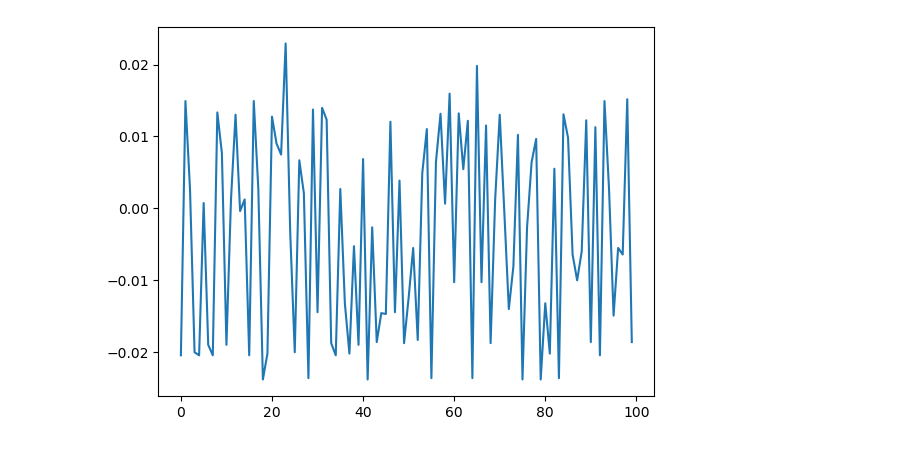
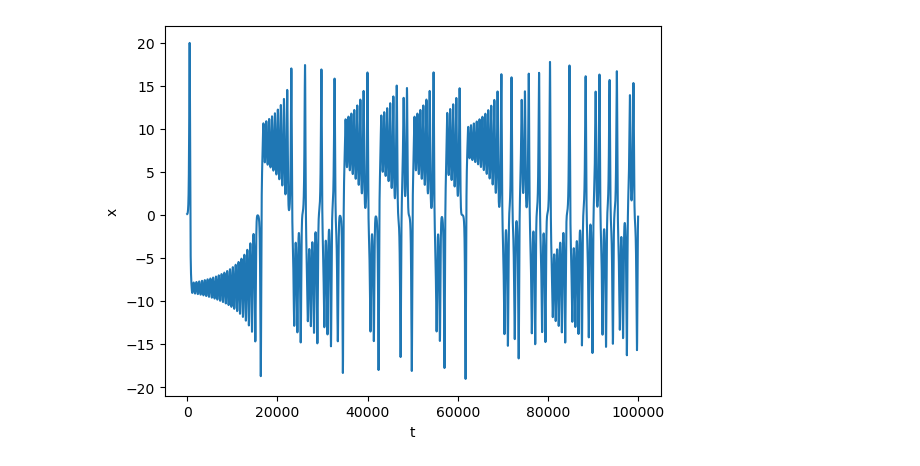
Before and after one commit to ritams/LLM-as-Dynamical-System, a Jupyter notebook: test.ipynb, the cells around one changed output. Cells and saved outputs as stored; diff of their text form; code cells hidden in the pictures.

Commit message:
checked if the delay embedding works for Lorenz system.

```diff
--- a/test.ipynb
+++ b/test.ipynb
@@ -47,0 +4,26 @@ len(time_series)
+# %%
+def lorenz(x, y, z, s=10, r=28, b=2.667):
+    x_dot = s*(y - x)
+    y_dot = r*x - y - x*z
+    z_dot = x*y - b*z
+    return x_dot, y_dot, z_dot
+# %%
+x = 0.1
+y = 0.1
+z = 0.1
+
+dt = 0.001
+num_steps = 100000
+
+xlist = []
+ylist = []
+zlist = []
+
+for i in range(num_steps):
+    xlist.append(x)
+    ylist.append(y)
+    zlist.append(z)
+    x_dot, y_dot, z_dot = lorenz(x, y, z)
+    x += x_dot * dt
+    y += y_dot * dt
+    z += z_dot * dt
@@ -48,5 +37,7 @@ len(time_series)
 # %%
-plt.plot(time_series[:100])
+plt.plot(xlist)
+plt.xlabel('t')
+plt.ylabel('x')
 plt.show()
 # %% [output]
-[figure, old version]
+[figure, new version]
```
Also changed, not shown: parts of 15 cells of this notebook, 1 other file.
